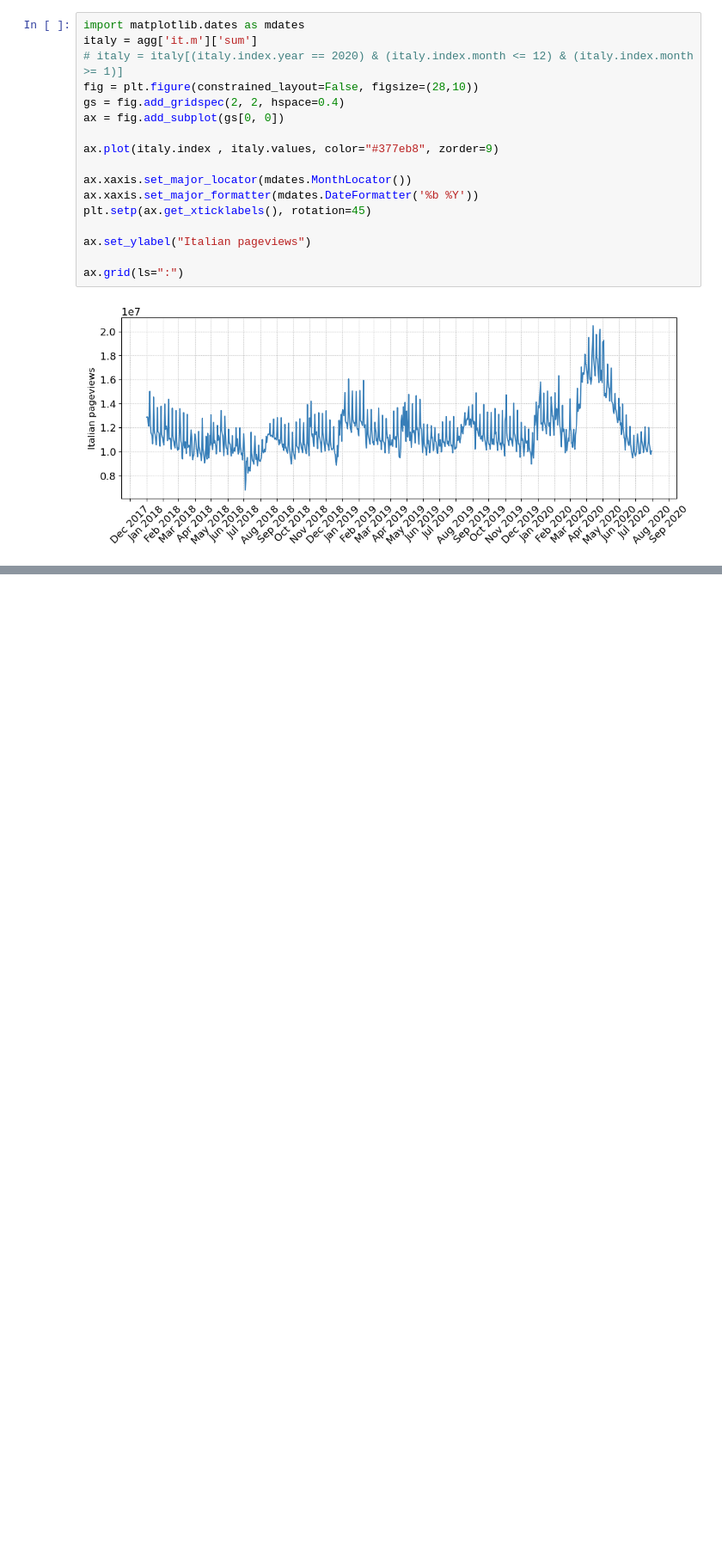
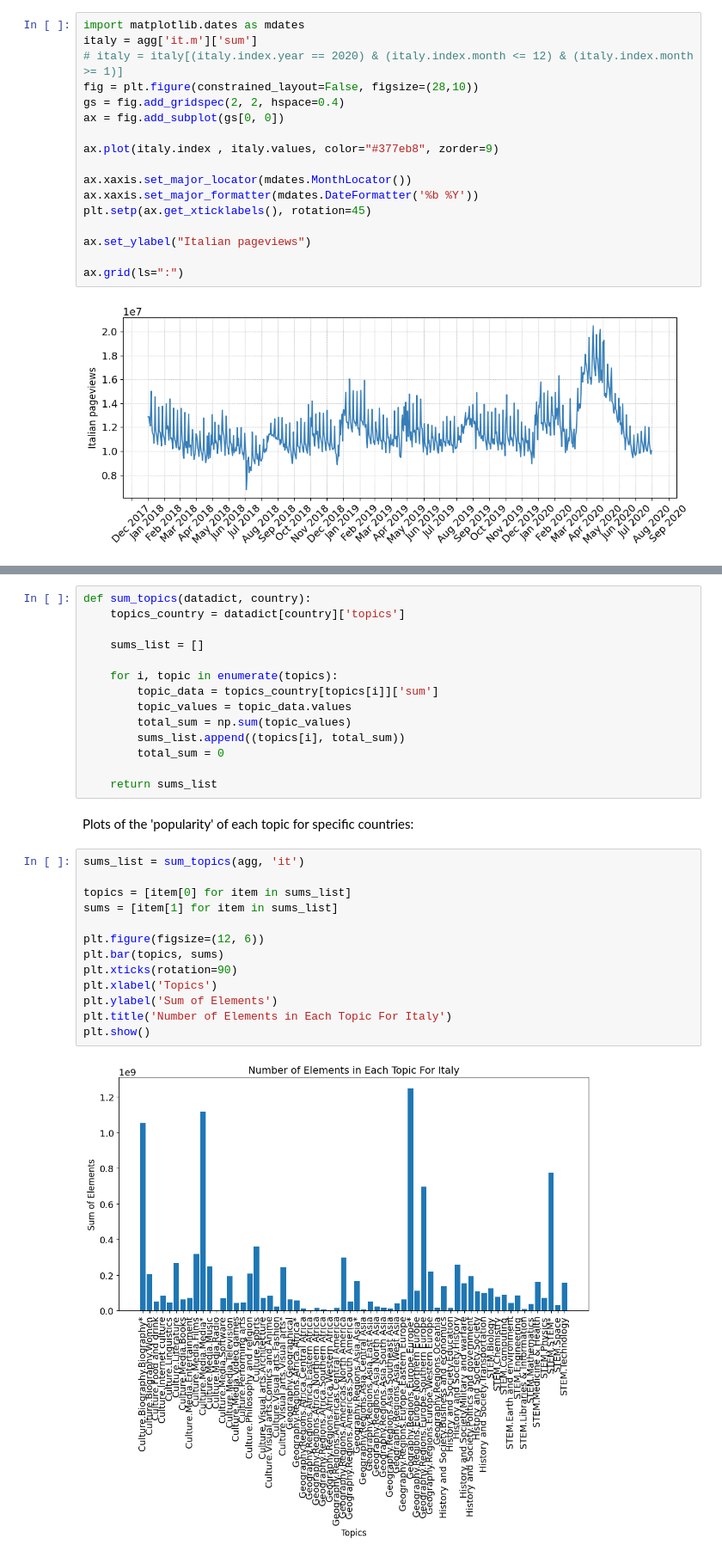
Before and after one commit to epfl-ada/ada-2023-project-rablashijupa, a Jupyter notebook: analyses/project.ipynb, the cells around one changed output, grey strips where cells are left out. Shown at 86% size. Saved outputs shown, nothing was run; the diff lists cells and outputs as text; blank space fills up the shorter version.

```diff
--- a/analyses/project.ipynb
+++ b/analyses/project.ipynb
@@ -161,0 +178,31 @@ dtype: int64
+# %%
+def sum_topics(datadict, country):
+    topics_country = datadict[country]['topics']
+
+    sums_list = []
+
+    for i, topic in enumerate(topics):
+        topic_data = topics_country[topics[i]]['sum']
+        topic_values = topic_data.values
+        total_sum = np.sum(topic_values)
+        sums_list.append((topics[i], total_sum))
+        total_sum = 0
+
+    return sums_list
+# %% [markdown]
+Plots of the 'popularity' of each topic for specific countries:
+# %%
+sums_list = sum_topics(agg, 'it')
+
+topics = [item[0] for item in sums_list]
+sums = [item[1] for item in sums_list]
+
+plt.figure(figsize=(12, 6))
+plt.bar(topics, sums)
+plt.xticks(rotation=90)
+plt.xlabel('Topics')
+plt.ylabel('Sum of Elements')
+plt.title('Number of Elements in Each Topic For Italy')
+plt.show()
+# %% [output]
+[figure, added]
```
Also changed, not shown: parts of 6 cells of this notebook.
